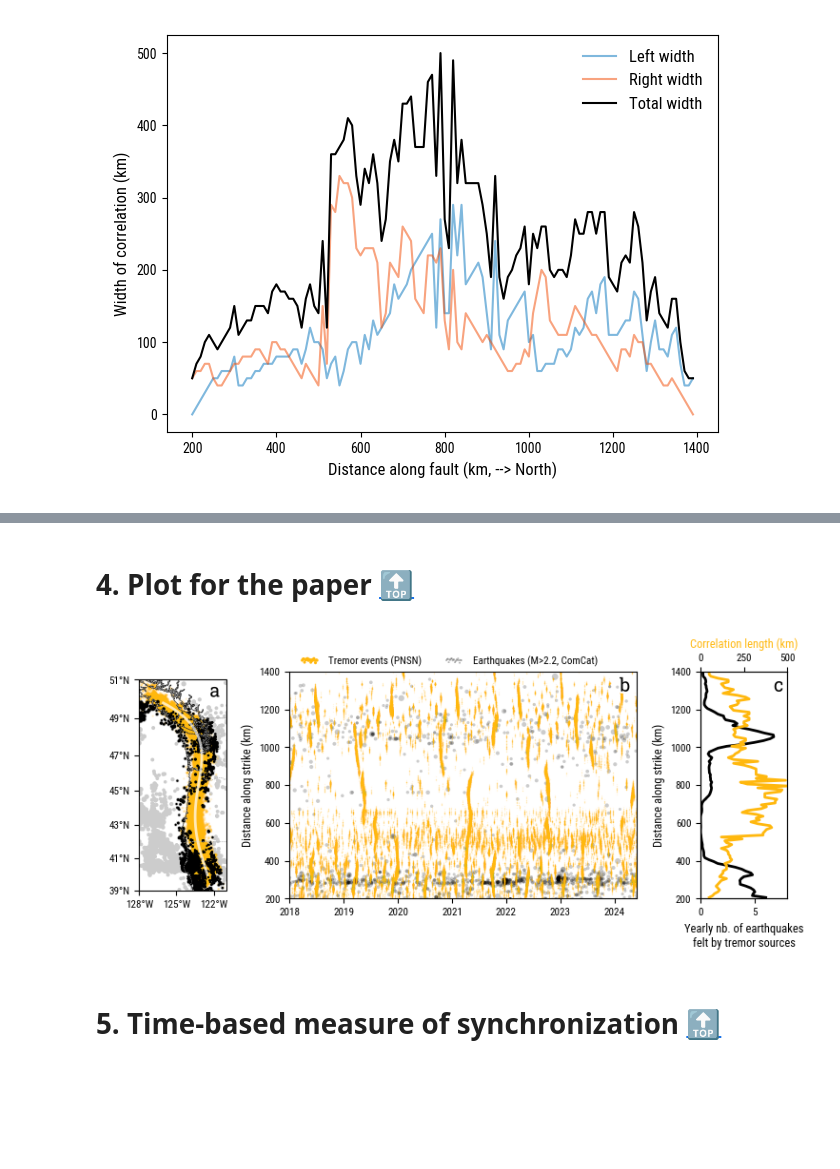
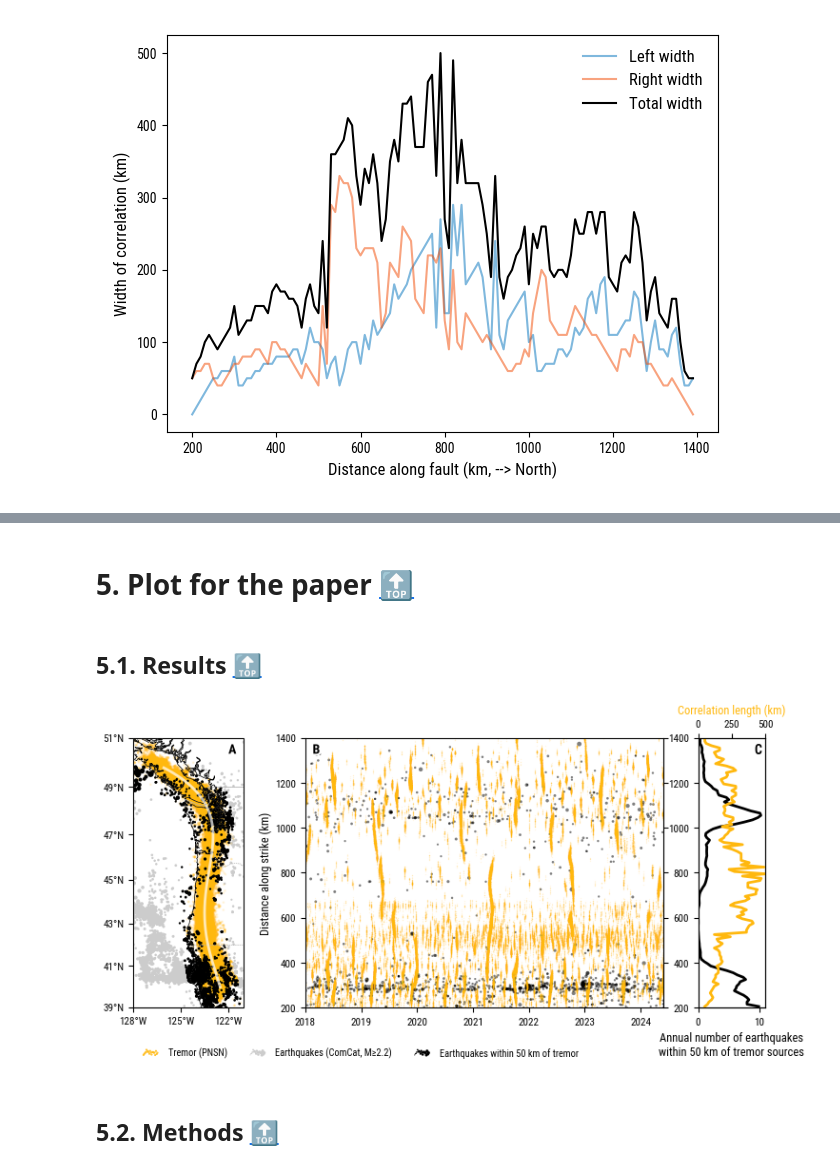
Before and after one commit to gfarge/tremor_v_eq, a Jupyter notebook: cascadia_synch.ipynb, the cells around one changed output, grey strips where cells are left out. Cells and saved outputs as stored; diff of their text form; code cells hidden in the pictures; blank space fills up the shorter version.

```diff
--- a/cascadia_synch.ipynb
+++ b/cascadia_synch.ipynb
@@ -254,7 +270,7 @@ for dist in dists:
         n_close_eq[dist][ii] = np.mean(trm_in_bin[f'n_eq_{dist}km'])
 
 # Plot
-chosen_dist = 30
+chosen_dist = 50
 fig, axes = plt.subplots(1, 2, figsize=(12, 4))
 
 # --> In space
@@ -274,7 +290,8 @@ ax_eq.plot(x_bin_edges[:-1], n_close_eq[chosen_dist], 'k-', lw=2)
 ax = axes[1]
 ax.set_xlabel('Average number of earthquakes felt by tremor sources (/year)')
 ax.set_ylabel('Correlation length (km)', color='C2')
-ax.plot(n_close_eq[chosen_dist], corr_length, 'o', ms=8, mec='k', mfc=to_rgba('C2', .5))
+# ax.plot(n_close_eq[chosen_dist], corr_length, 'o', ms=8, mec='k', mfc=to_rgba('C2', .5))
+ax.scatter(n_close_eq[chosen_dist], corr_length, c=x_bin_edges[:-1], cmap='viridis', s=100)
 ax.set_xscale('log')
 
 plt.tight_layout()
@@ -315,22 +447,33 @@ Saving results to results/casc_synch_mc2.4_dx10_cc0.07.pkl
 # %% [markdown]
-# 4. <a id='toc4_'></a>Plot for the paper [&#128285;](#toc0_)
+# 5. <a id='toc5_'></a>Plot for the paper   [&#128285;](#toc0_)
+# %% [markdown]
+## 5.1. <a id='toc5_1_'></a>Results [&#128285;](#toc0_)
 # %%
 # Plot for paper
 with plt.style.context('grl'):
-    fig = plt.figure(figsize=np.array([19, 9])/2.54)
-    gs = fig.add_gridspec(1, 3, width_ratios=[2, 8, 2])
+    fig = plt.figure(figsize=np.array([19, 10])/2.54)
+    gs = fig.add_gridspec(1, 3, width_ratios=[2, 8, 1.5])
+    fig.set_facecolor('.95')
 
     # Map
     # crs = ccrs.TransverseMercator(central_longitude=trm.lon.mean(), central_latitude=trm.lat.mean())
     crs = ccrs.Mercator()
 
-    ax = fig.add_subplot(gs[0], projection=crs)
+    # ax = fig.add_subplot(gs[0], projection=crs)
+    aspect_ratio = 12.7/5.3
+    top = .9
+    left = -.02
+    width = .3
+    height = width * aspect_ratio
+    x0, y0 = left, top - height
+    ax = plt.axes([x0, y0, width, height], projection=crs)
+
     min_lon, max_lon = -128, -121
     min_lat, max_lat = 39, 51
     ax.set_extent([min_lon, max_lon, min_lat, max_lat], crs=ccrs.PlateCarree())
-    ax.coastlines(lw=.5)
-    ax.add_feature(cfeature.BORDERS, linestyle='-', linewidth=.5, color='.7', zorder=0)
-    ax.add_feature(cfeature.STATES, linestyle=':', linewidth=.5, edgecolor='.7')
+    ax.coastlines(lw=.5, zorder=12)
+    ax.add_feature(cfeature.BORDERS, linestyle='-', linewidth=.5, color='.7', zorder=10)
+    ax.add_feature(cfeature.STATES, linestyle=':', linewidth=.5, edgecolor='.7', zorder=11)
 
     ax.set_xticks(np.arange(min_lon, max_lon, 3), crs=ccrs.PlateCarree())
     ax.set_yticks(np.arange(min_lat, max_lat+2, 2), crs=ccrs.PlateCarree())
@@ -339,54 +482,54 @@ with plt.style.context('grl'):
     ax.yaxis.set_major_formatter(LatitudeFormatter())
 
     ax.scatter(trm.lon, trm.lat, s=1, c=[to_rgba('C2', .1) for ii in range(len(trm))], transform=ccrs.PlateCarree(), rasterized=True)
-    ax.scatter(eq.lon, eq.lat, s=eq.mag**2/2, c=[to_rgba('.8', 1) for ii in range(len(eq))], transform=ccrs.PlateCarree(), zorder=-1, rasterized=True)
-    ax.scatter(eq.lon[eq.in50km], eq.lat[eq.in50km], s=eq.mag[eq.in50km]**2/2, c=[to_rgba('k', 1) for ii in range(len(eq[eq.in50km]))], transform=ccrs.PlateCarree(), edgecolor=[0,0,0,0], zorder=1, rasterized=True)
+    ax.scatter([], [], s=1, c=to_rgba('C2', 1), transform=ccrs.PlateCarree(), rasterized=True, label='Tremor (PNSN)')  # for the legend
+
+    ax.scatter(eq.lon, eq.lat, s=eq.mag**2/2, c=[to_rgba('.8', 1) for ii in range(len(eq))], transform=ccrs.PlateCarree(), edgecolor=[0,0,0,0], zorder=-1, rasterized=True, label='Earthquakes (ComCat, M≥2.2)')
+    ax.scatter(eq.lon[eq.in50km], eq.lat[eq.in50km], s=eq.mag[eq.in50km]**2/2, c=[to_rgba('k', 1) for ii in range(len(eq[eq.in50km]))], transform=ccrs.PlateCarree(), edgecolor=[0,0,0,0], zorder=1, rasterized=True, label='Earthquakes within 50 km of tremor')
 
     along_strike = pickle.load(open('data/cascadia/processed/along_strike.pkl', 'rb'))
     along_strike_lon = along_strike['lon'][(along_strike['s'] > 200) & (along_strike['s'] < 1400)]
     along_strike_lat = along_strike['lat'][(along_strike['s'] > 200) & (along_strike['s'] < 1400)]
 
-    ax.plot(along_strike_lon, along_strike_lat, ls='-', lw=2, color=to_rgba('w', .7), transform=ccrs.PlateCarree(), zorder=10)
+    ax.plot(along_strike_lon, along_strike_lat, ls='-', lw=2, color=to_rgba('w', .7), transform=ccrs.PlateCarree(), zorder=13)
 
-    ax.text(.93, .99, 'a', transform=ax.transAxes, fontsize=14, fontname='Roboto Slab', va='top', ha='right', path_effects=[path_effects.withStroke(linewidth=3, foreground='w')])
+    ax.text(.93, .98, 'A', transform=ax.transAxes, fontsize=10, fontweight='bold', va='top', ha='right', path_effects=[path_effects.withStroke(linewidth=3, foreground='w')])
 
     # Time-strike
     ax = fig.add_subplot(gs[1])
-    ax.set_ylabel('Distance along strike (km)')
+    ax.set_ylabel('Distance along strike (km)', labelpad=2)
+    ax.tick_params(right=True)
     ax.set_xlim(trm.date.min(), trm.date.max())
     ax.set_xlim(np.datetime64('2018-01-01'), np.datetime64('2024-06-01'))
     ax.set_ylim(200, 1400)
 
     ax.plot(trm.date[(trm.date > np.datetime64('2018-01-01')) & (trm.date < np.datetime64('2024-06-01'))], trm.xf[(trm.date > np.datetime64('2018-01-01')) & (trm.date < np.datetime64('2024-06-01'))], ls='', marker='o', mfc=to_rgba('C2', .1), mec=[0,0,0,0], ms=1, rasterized=True)
     indicator = eq.in50km & (eq.mag > mag_min)
-    ax.scatter(eq.date[indicator], eq.xf[indicator], c=[to_rgba('k', .2) for ii in range(indicator.sum())], s=eq.mag[indicator]**2, zorder=1, edgecolor=[0,0,0,0], rasterized=True)
+    ax.scatter(eq.date[indicator], eq.xf[indicator], c=[to_rgba('k', .5) for ii in range(indicator.sum())], s=eq.mag[indicator]**2 / 2, zorder=1, edgecolor=[0,0,0,0], rasterized=True)
 
-    ax.scatter([], [], color='C2', label='Tremor events (PNSN)')
-    ax.scatter([], [], s=2, color=to_rgba('k', .5), label='Earthquakes (M>2.2, ComCat)')
-
-    ax.legend(bbox_to_anchor=(0, .98), loc='lower left', ncols=2, scatterpoints=20, markerscale=.2, scatteryoffsets=.5+np.random.randn(20)*.2)
-
-    ax.text(.98, .98, 'b', transform=ax.transAxes, fontsize=14, fontname='Roboto Slab', va='top', ha='right', path_effects=[path_effects.withStroke(linewidth=3, foreground='w')])
+    ax.text(.02, .98, 'B', transform=ax.transAxes, fontsize=10, fontweight='bold', va='top', ha='left', path_effects=[path_effects.withStroke(linewidth=3, foreground='w')])
 
     # Earthquake activity vs correlation length
     ax = fig.add_subplot(gs[2], sharey=ax)
-    ax.set_ylabel('Distance along strike (km)')
-    ax.set_xlabel('Yearly nb. of earthquakes\nfelt by tremor sources')
-    ax.set_xlim(0, 8)
+    ax.set_xlabel('Annual number of earthquakes\nwithin 50 km of tremor sources')
+    ax.set_xlim(0, 11)
 
     chosen_dist = 50
     ax.plot(n_close_eq[chosen_dist], x_bin_edges[:-1] + dx_bin/2, 'k-', lw=2)
 
     ax_cc = ax.twiny()
     ax_cc.set_xlim(0, 500)
     ax_cc.set_xlabel('Correlation length (km)', color='C2')
     ax_cc.plot(corr_length, x_bin_edges[:-1] + dx_bin/2, 'C2-', lw=2)
 
-    ax.text(.95, .98, 'c', transform=ax.transAxes, fontsize=14, fontname='Roboto Slab', va='top', ha='right')
+    ax.text(.95, .98, 'C', transform=ax.transAxes, fontsize=10, fontweight='bold', va='top', ha='right')
 
-    plt.tight_layout()
-    plt.savefig('figures/cascadia_activity.pdf', dpi=400)
+    fig.legend(bbox_to_anchor=(0.05, .02), loc='lower left', scatterpoints=20, markerscale=.5, scatteryoffsets=.5+np.random.randn(20)*.2, fontsize='small', ncol=3)
+
+    plt.subplots_adjust(top=.9, bottom=.18, left=.12, right=.94, wspace=.2)
+    # plt.tight_layout()
+    # plt.savefig('figures/cascadia_activity.pdf', dpi=400)
     plt.savefig('figures/cascadia_activity.png', dpi=400)
     plt.show()
 # %% [output]
-[figure, old version]
+[figure, new version]
@@ -395,2 +536,2 @@ plt.close('all')
 # %% [markdown]
-# 5. <a id='toc5_'></a>Time-based measure of synchronization [&#128285;](#toc0_)
+## 5.2. <a id='toc5_2_'></a>Methods [&#128285;](#toc0_)
```
Also changed, not shown: parts of 23 cells of this notebook, 14 other files.
